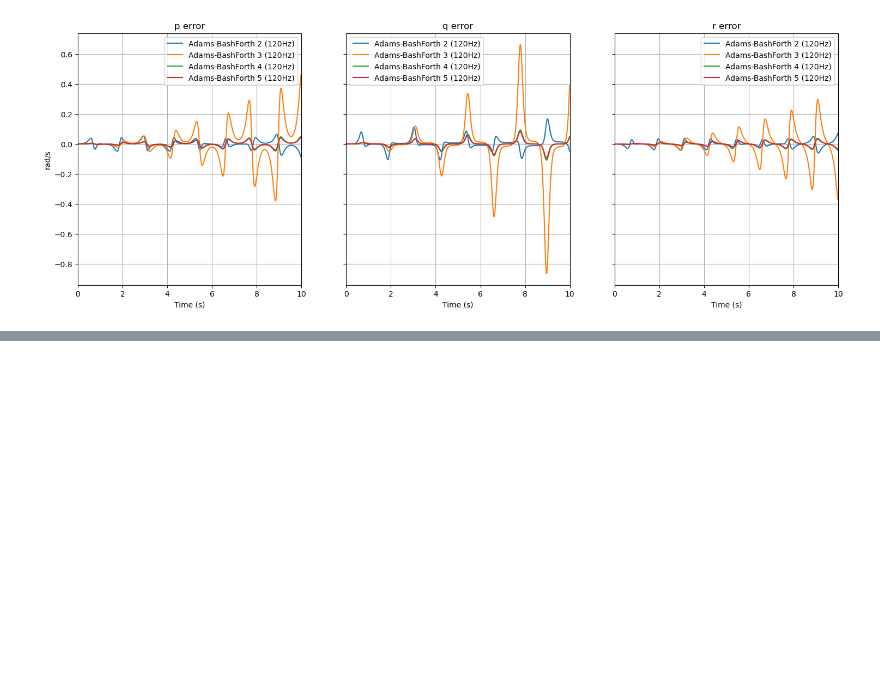
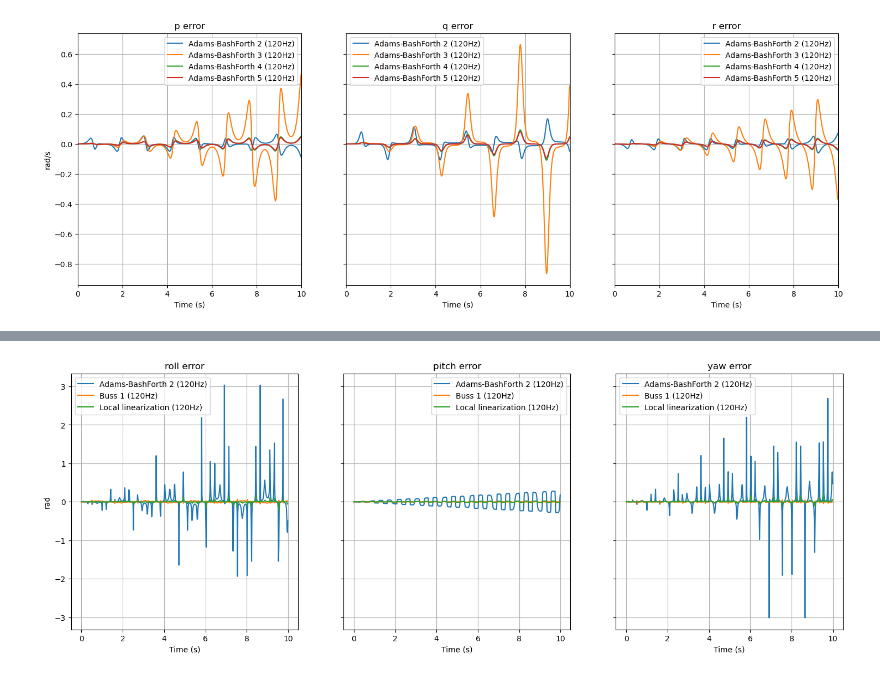
Before and after one commit to JSBSim-Team/jsbsim, a Jupyter notebook: examples/python/Rotations.ipynb, the cells around one changed output, grey strips where cells are left out. Cells and saved outputs as stored; diff of their text form; code cells hidden in the pictures; blank space fills up the shorter version.

```diff
--- a/examples/python/Rotations.ipynb
+++ b/examples/python/Rotations.ipynb
@@ -361,0 +397,9 @@ plot_rotation_rate_errors(results, exact, name_col=1)
+# %%
+integrators =  ((ODE_methods.ADAMS_BASHFORTH2, ODE_methods.ADAMS_BASHFORTH5, 120),
+                (ODE_methods.BUSS1, ODE_methods.ADAMS_BASHFORTH5, 120),
+                (ODE_methods.LOCAL_LINEARIZATION, ODE_methods.ADAMS_BASHFORTH5, 120))
+
+results = run_rotations_simulations(integrators, t_final)
+plot_euler_angle_errors(results, exact)
+# %% [output]
+[figure, added]
```
Also changed, not shown: parts of 27 cells of this notebook.
